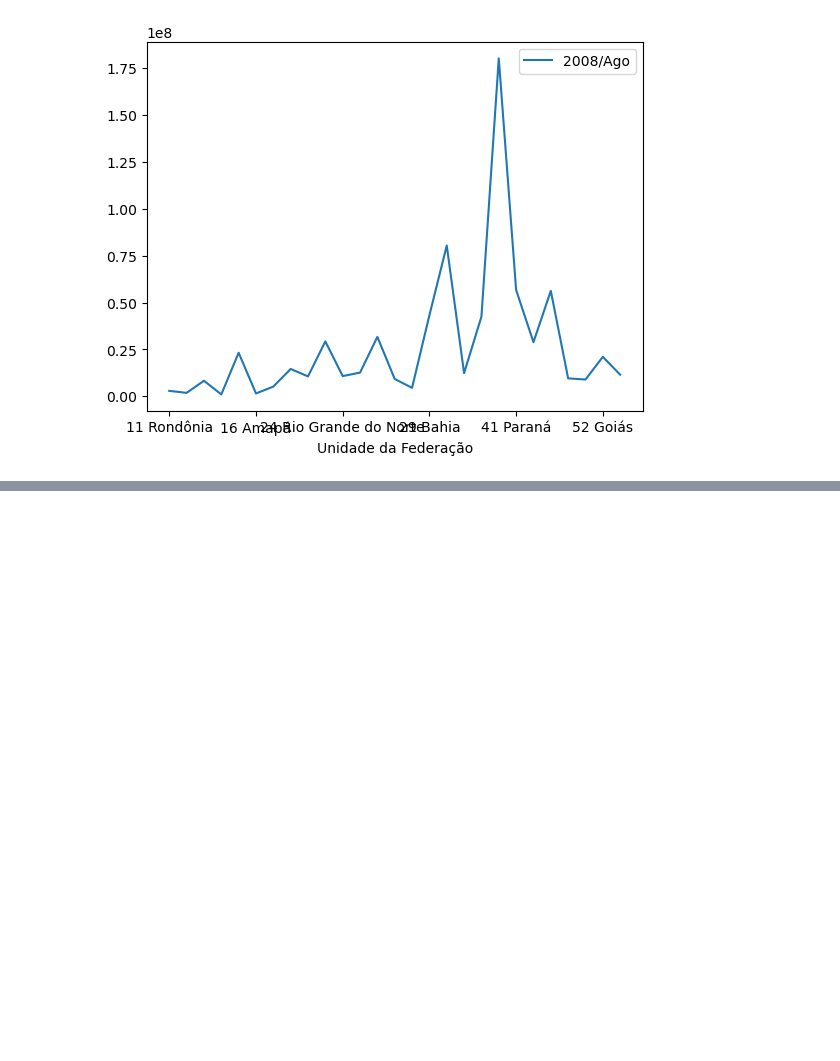
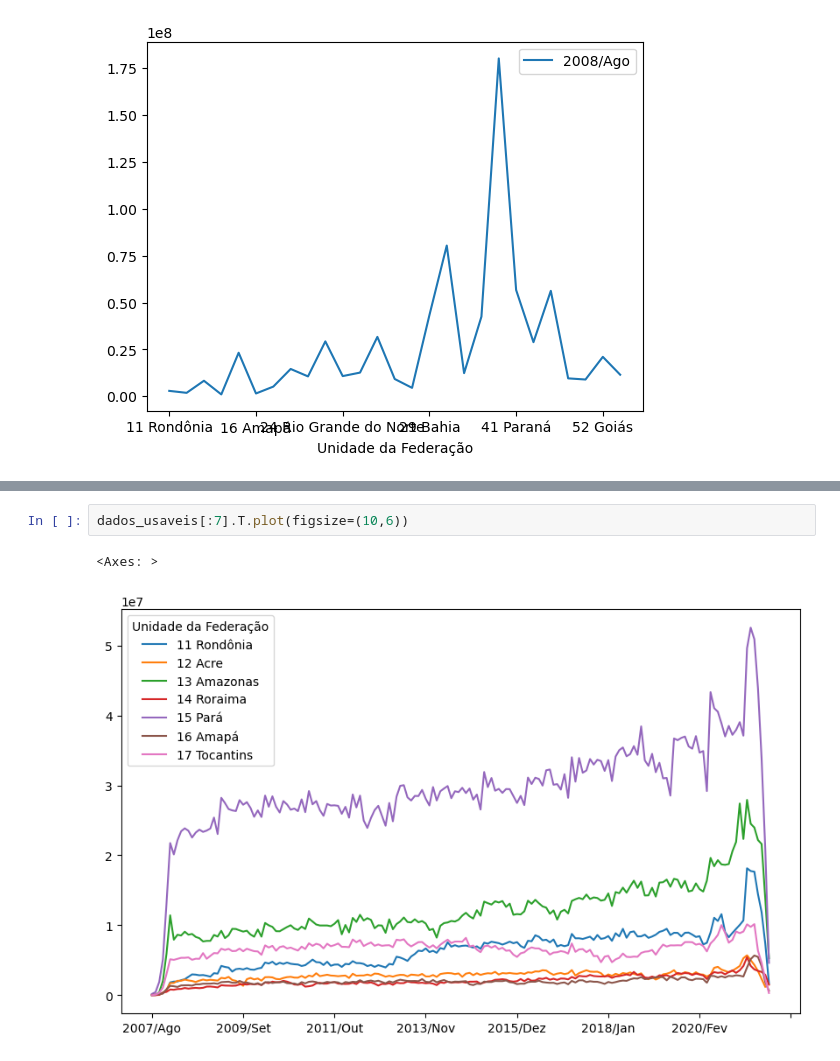
Before and after one commit to raulrosapacheco/pos-data-analytics-fiap, a Jupyter notebook: anotacoes/fase-1/analise-exploratoria-dados/producao-hospitalar.ipynb, the cells around one changed output, grey strips where cells are left out. Drawn from its saved outputs; the diff is of its cells as text; blank space fills up the shorter version.

```diff
--- a/anotacoes/fase-1/analise-exploratoria-dados/producao-hospitalar.ipynb
+++ b/anotacoes/fase-1/analise-exploratoria-dados/producao-hospitalar.ipynb
@@ -131,0 +470,5 @@ dados_usaveis.T.plot(figsize=(12,6))
+# %%
+dados_usaveis[:7].T.plot(figsize=(10,6))
+# %% [output]
+<Axes: >
+[figure, added]
```
Also changed, not shown: parts of 90 cells of this notebook.
